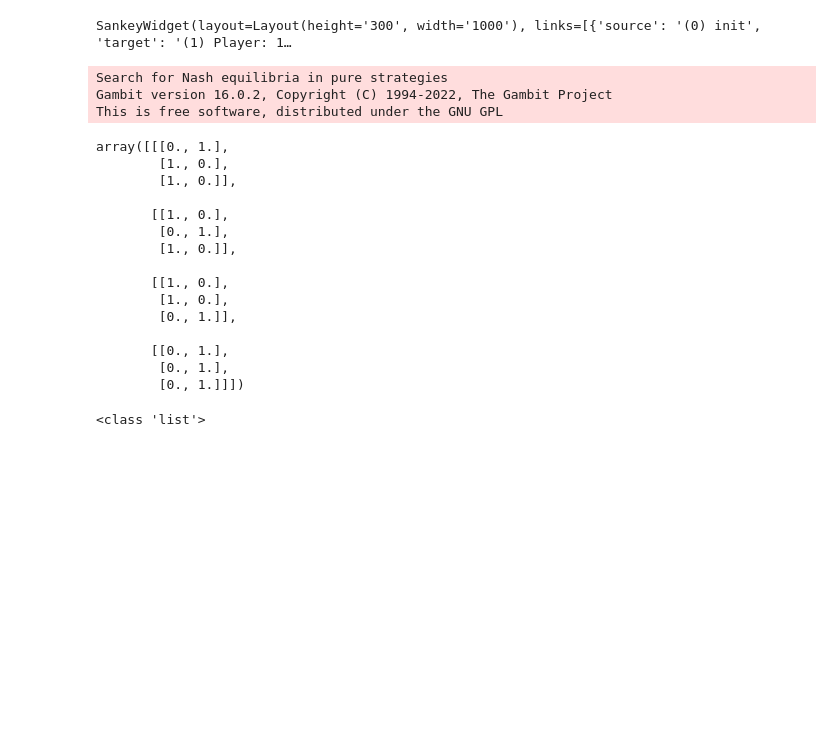
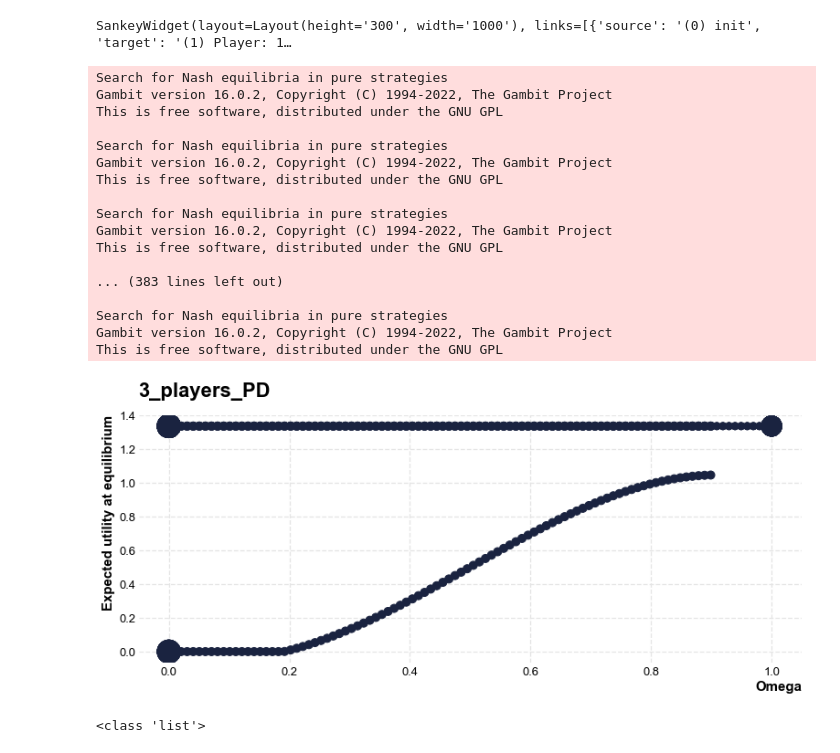
Before and after one commit to MNoichl/uti, a Jupyter notebook: single_run_game_mixture.ipynb, the cells around one changed output. Saved outputs shown, nothing was run; the diff lists cells and outputs as text; code cells hidden in the pictures; blank space fills up the shorter version.

```diff
--- a/single_run_game_mixture.ipynb
+++ b/single_run_game_mixture.ipynb
@@ -63,39 +54,38 @@ This is free software, distributed under the GNU GPL
 # %%
 from simple_teams.game_structure_multiplayers import game, game_mixture
 
 PD = game(
     name="3_players_PD",
     n_players=3,
     n_choices=2,
     payoffs= [[1,1,1], [1,1,2], [1,2,1], [-1,0,0], [2,1,1], [0,-1,0], [0,0,-1], [0,0,0]],
     game_payoffs = np.array([[[[1,1,1], [1,1,2]], [[1,2,1], [-1,0,0]]], [[[2,1,1], [0,-1,0]],[[0,0,-1], [0,0,0]]]]),
     size = dict(width = 1000, height = 300),
 )
 
 PD.show_game()
-PD.return_equilibrium()
-#PD.set_up_TR_strategies(100)
-#PD.plot_TR_utils(player=0, figsize=(13,5))
+# PD.set_up_TR_strategies(100)
+PD.plot_TR_utils(player=0, figsize=(13,5))
 # %% [output]
 SankeyWidget(layout=Layout(height='300', width='1000'), links=[{'source': '(0) init', 'target': '(1) Player: 1…
 Search for Nash equilibria in pure strategies
 Gambit version 16.0.2, Copyright (C) 1994-2022, The Gambit Project
 This is free software, distributed under the GNU GPL
+
+Search for Nash equilibria in pure strategies
+Gambit version 16.0.2, Copyright (C) 1994-2022, The Gambit Project
+This is free software, distributed under the GNU GPL
+
+Search for Nash equilibria in pure strategies
+Gambit version 16.0.2, Copyright (C) 1994-2022, The Gambit Project
+This is free software, distributed under the GNU GPL
+
+... (383 lines left out)
+
+Search for Nash equilibria in pure strategies
+Gambit version 16.0.2, Copyright (C) 1994-2022, The Gambit Project
+This is free software, distributed under the GNU GPL
-array([[[0., 1.],
-        [1., 0.],
-        [1., 0.]],
-
-       [[1., 0.],
-        [0., 1.],
-        [1., 0.]],
-
-       [[1., 0.],
-        [1., 0.],
-        [0., 1.]],
-
-       [[0., 1.],
-        [0., 1.],
-        [0., 1.]]])
+[figure, added]
 # %%
 from simple_teams.game_structure import game, game_mixture
 
```
Also changed, not shown: parts of 1 cell of this notebook, 4 other files.
